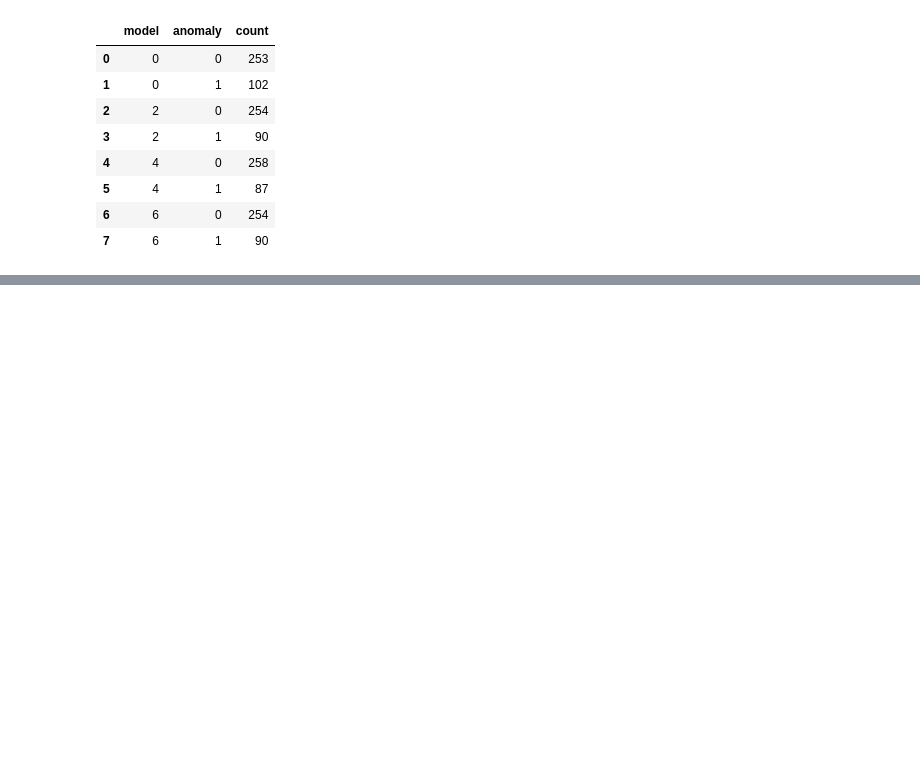
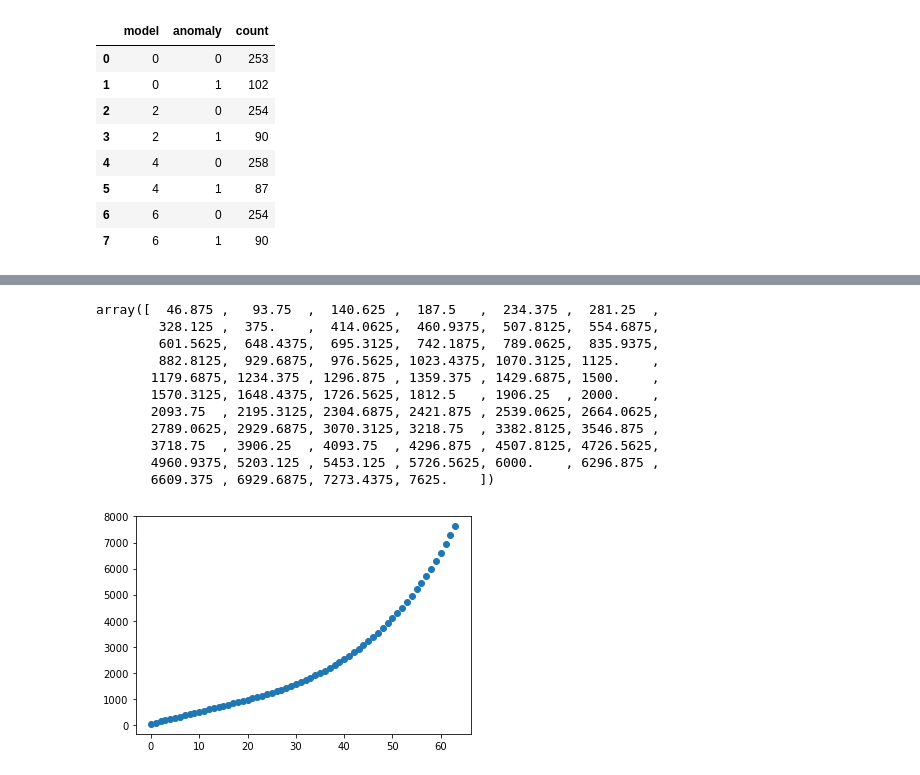
Before and after one commit to eceboran/AudioMalfunctionDetection, a Jupyter notebook: Modeling/one-class-svm-.ipynb, the cells around one changed output, grey strips where cells are left out. Saved outputs shown, nothing was run; the diff lists cells and outputs as text; code cells hidden in the pictures; blank space fills up the shorter version.

```diff
--- a/Modeling/one-class-svm-.ipynb
+++ b/Modeling/one-class-svm-.ipynb
@@ -47,0 +111,16 @@ df_machine.groupby(["model", "anomaly"])['file_name'].count().reset_index(name='
+# %%
+plt.scatter(range(len(params['mel_center_freq'])), params['mel_center_freq'])
+params['mel_center_freq']
+# %% [output]
+array([  46.875 ,   93.75  ,  140.625 ,  187.5   ,  234.375 ,  281.25  ,
+        328.125 ,  375.    ,  414.0625,  460.9375,  507.8125,  554.6875,
+        601.5625,  648.4375,  695.3125,  742.1875,  789.0625,  835.9375,
+        882.8125,  929.6875,  976.5625, 1023.4375, 1070.3125, 1125.    ,
+       1179.6875, 1234.375 , 1296.875 , 1359.375 , 1429.6875, 1500.    ,
+       1570.3125, 1648.4375, 1726.5625, 1812.5   , 1906.25  , 2000.    ,
+       2093.75  , 2195.3125, 2304.6875, 2421.875 , 2539.0625, 2664.0625,
+       2789.0625, 2929.6875, 3070.3125, 3218.75  , 3382.8125, 3546.875 ,
+       3718.75  , 3906.25  , 4093.75  , 4296.875 , 4507.8125, 4726.5625,
+       4960.9375, 5203.125 , 5453.125 , 5726.5625, 6000.    , 6296.875 ,
+       6609.375 , 6929.6875, 7273.4375, 7625.    ])
+[figure, added]
```
Also changed, not shown: parts of 6 cells of this notebook, 1 other file.
